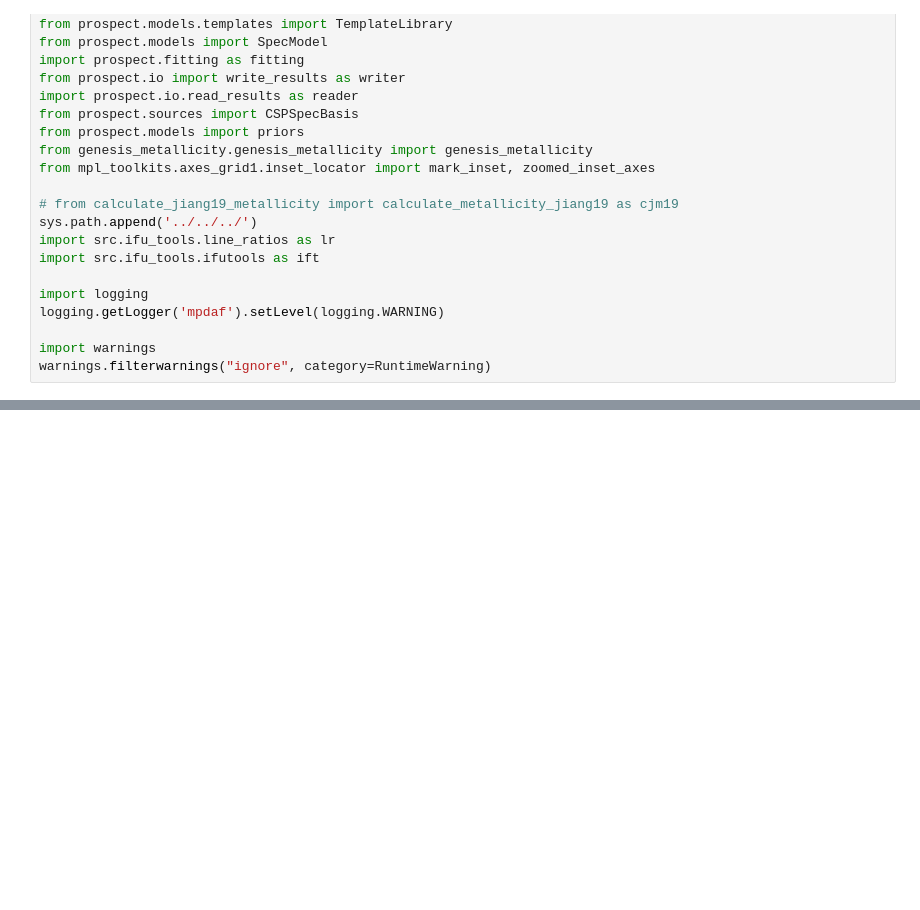
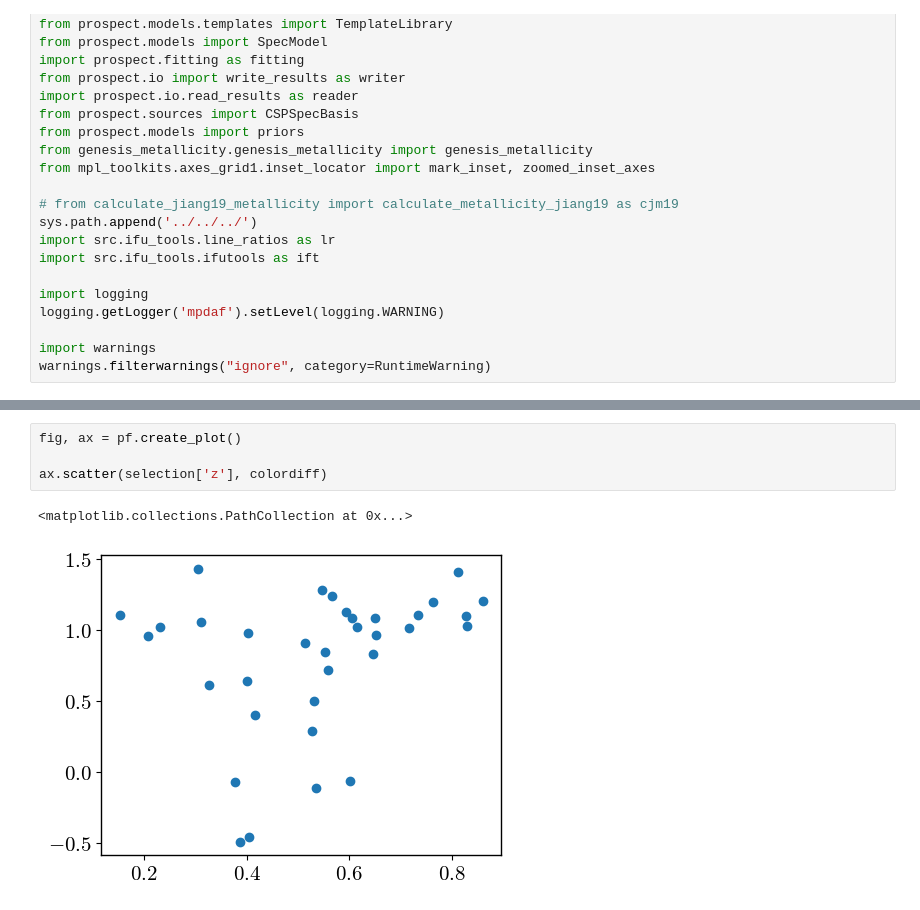
Before and after one commit to 0hardytom/eelgs, a Jupyter notebook: notebooks/epiph/week5/analysiswk5.ipynb, the cells around one changed output, grey strips where cells are left out. Saved outputs shown, nothing was run; the diff lists cells and outputs as text; blank space fills up the shorter version.

```diff
--- a/notebooks/epiph/week5/analysiswk5.ipynb
+++ b/notebooks/epiph/week5/analysiswk5.ipynb
@@ -166,0 +228,7 @@ Table length=38
+# %%
+fig, ax = pf.create_plot()
+
+ax.scatter(selection['z'], colordiff)
+# %% [output]
+<matplotlib.collections.PathCollection at 0x...>
+[figure, added]
```
Also changed, not shown: parts of 6 cells of this notebook, 1 other file.
